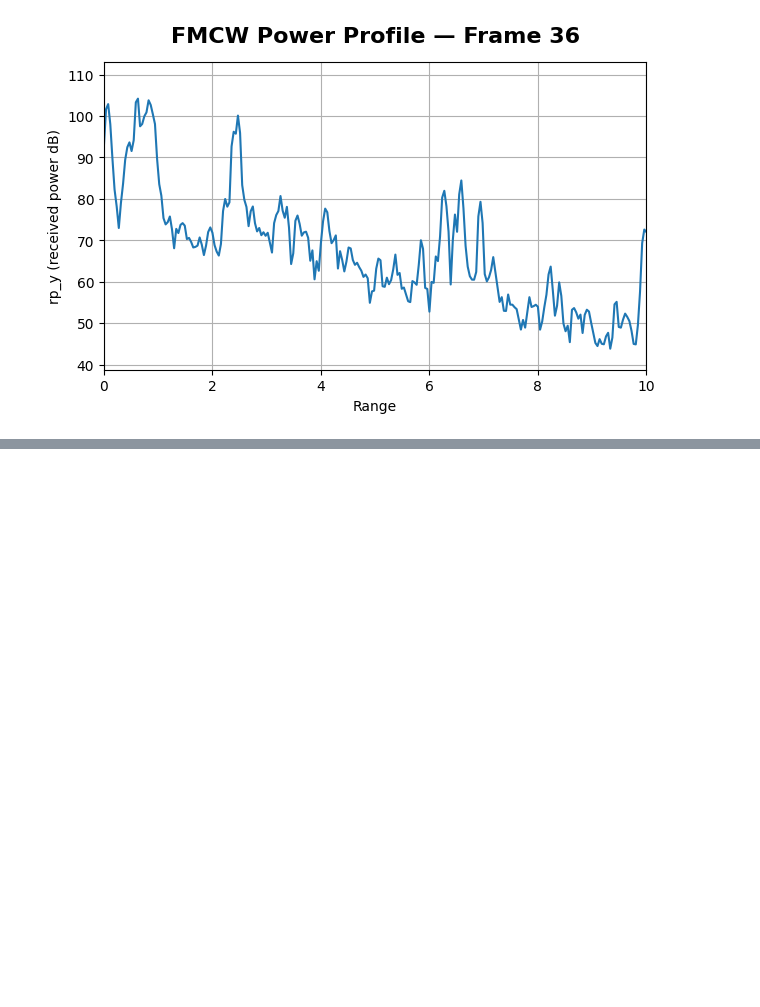
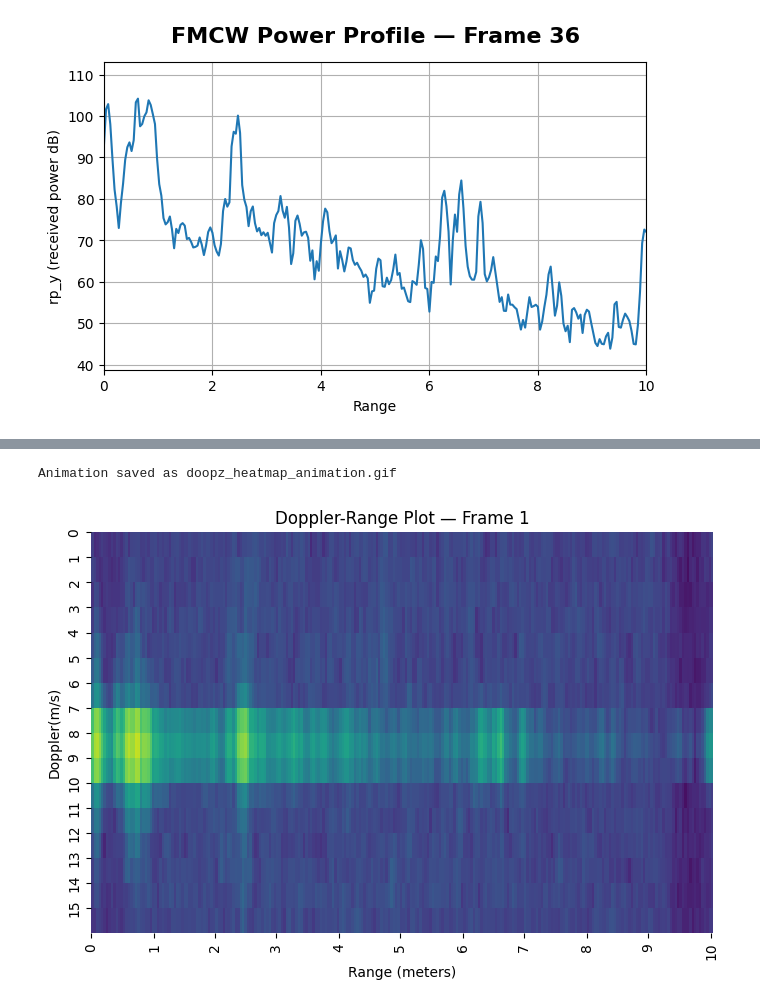
Before and after one commit to pranjal-chatterjee/radar-testing, a Jupyter notebook: test.ipynb, the cells around one changed output, grey strips where cells are left out. Cells and saved outputs as stored; diff of their text form; code cells hidden in the pictures; blank space fills up the shorter version.

Commit message:
doopz plot

```diff
--- a/test.ipynb
+++ b/test.ipynb
@@ -287,3 +287,16 @@ print("Animation saved as rp_y_animation.gif")
 Total rp_y frames found: 36
 Animation saved as rp_y_animation.gif
 [figure]
+# %%
+# 1. Convert all to NumPy arrays and filter 2D
+all_doppz_np = []
+for d in all_doppz:
+    arr = np.array(d)
+    if arr.ndim == 2:
+        all_doppz_np.append(arr)
+# %%
+# Print doopz values for the first 36 frames
+for i in range(36):
+    print(f"Frame {i}:")
+    print(all_doppz_np[i])
+    print('-' * 40)
@@ -289,0 +376,39 @@ Animation saved as rp_y_animation.gif
+# %%
+import seaborn as sns
+
+fig, ax = plt.subplots(figsize=(7, 5))
+
+def animate(i):
+    ax.clear()
+    arr = all_doppz_np[i]
+    sns.heatmap(
+        arr, ax=ax, vmin=vmin, vmax=vmax, cmap='viridis',
+        cbar=False
+    )
+    ax.set_xticks(x_tick_idx)
+    ax.set_xticklabels([str(val) for val in x_tick_vals[:len(x_tick_idx)]])
+    ax.set_xlim(0, n_range)
+    ax.set_yticks(np.arange(n_doppler))
+    ax.set_yticklabels(y_tick_idx)
+
+    ax.set_xlabel('Range (meters)')
+    ax.set_ylabel('Doppler(m/s)')
+    ax.set_title(f'Doppler-Range Plot — Frame {i+1}')
+    # ax.text(
+    #     0.95, 0.02, f"Frame {i+1}/{num_frames}",
+    #     ha='right', va='bottom', fontsize=14, color='red', fontweight='bold',
+    #     transform=ax.transAxes
+    # )
+    plt.tight_layout()
+    return []
+
+ani = FuncAnimation(
+    fig, animate, frames=num_frames, interval=400, blit=False
+)
+
+# Save as GIF
+ani.save('doopz_heatmap_animation.gif', writer='pillow', fps=2)
+print("Animation saved as doopz_heatmap_animation.gif")
+# %% [output]
+Animation saved as doopz_heatmap_animation.gif
+[figure, added]
```
Also changed, not shown: parts of 2 cells of this notebook, 37 other files.
